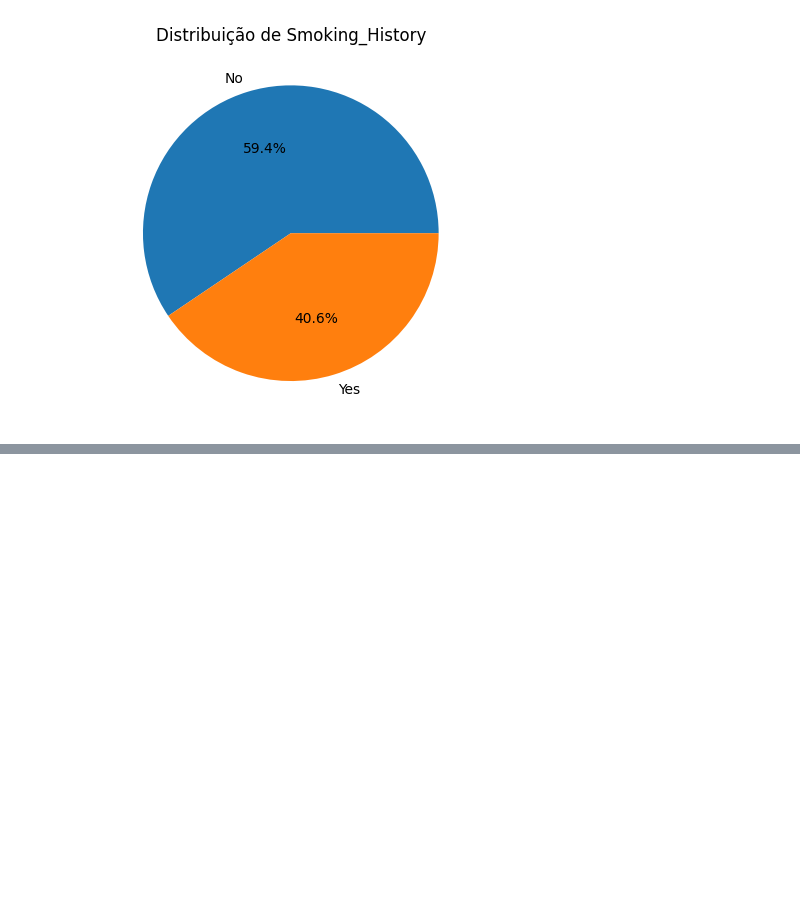
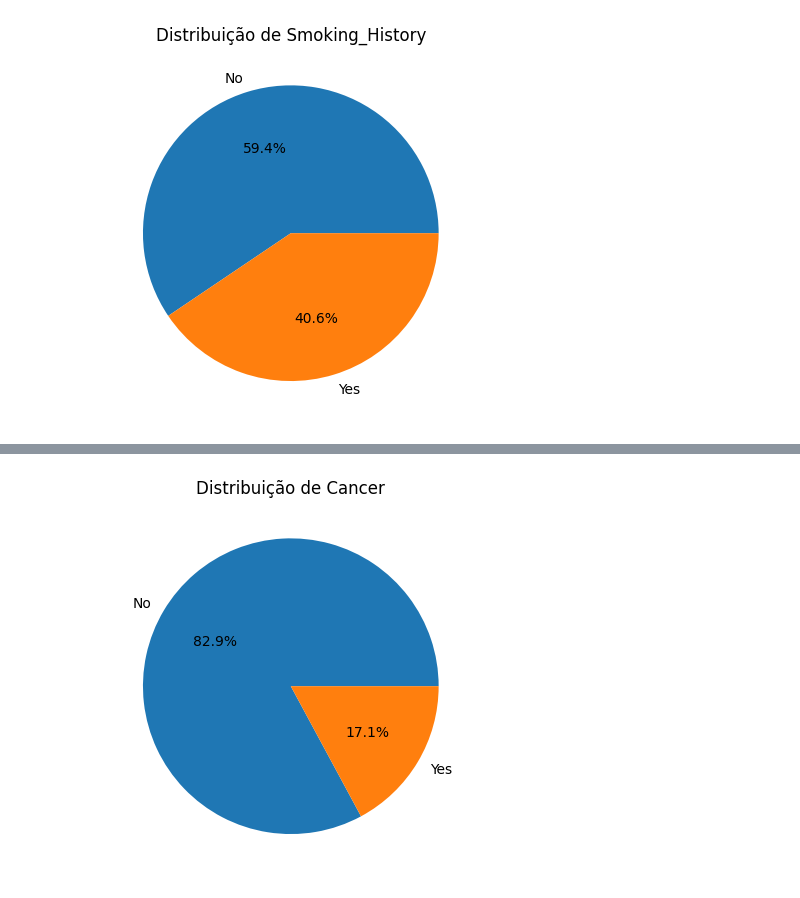
Before and after one commit to tjpoa/ProjetoIAA, a Jupyter notebook: notebooks/DataUnderstanding.ipynb, the cells around one changed output, grey strips where cells are left out. Saved outputs shown, nothing was run; the diff lists cells and outputs as text; code cells hidden in the pictures; blank space fills up the shorter version.

```diff
--- a/notebooks/DataUnderstanding.ipynb
+++ b/notebooks/DataUnderstanding.ipynb
@@ -217,0 +249,4 @@ Mais uma vez verificamos uma distribuicao muito pobre nos nossos dados. Apenas a
+# %%
+cvd_df['Cancer'] = cvd_df.apply(lambda row: 'Yes' if row['Skin_Cancer'] == 'Yes' or row['Other_Cancer'] == 'Yes' else 'No', axis=1)
+cvd_df['Cancer'] = pd.Categorical(cvd_df['Cancer'], categories=['No', 'Yes'], ordered=True)
+cvd_df['Cancer']
@@ -217,0 +267,7 @@ Mais uma vez verificamos uma distribuicao muito pobre nos nossos dados. Apenas a
+# %%
+cvd_df['Cancer'].value_counts().plot(kind='pie', autopct='%1.1f%%')
+plt.title('Distribuição de Cancer')
+plt.ylabel('')
+plt.show()
+# %% [output]
+[figure, added]
```
Also changed, not shown: parts of 28 cells of this notebook, 2 other files.
